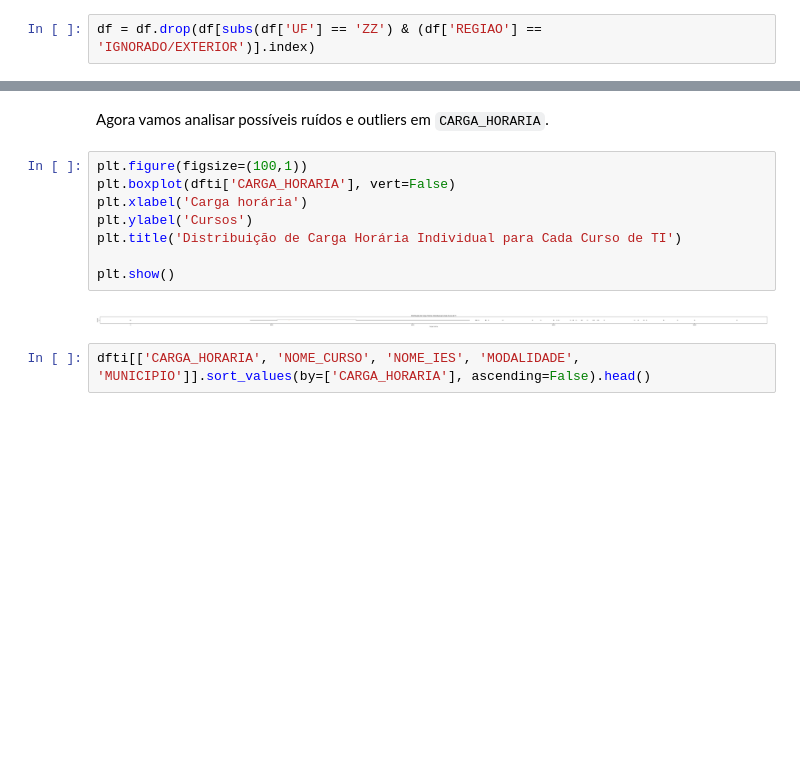
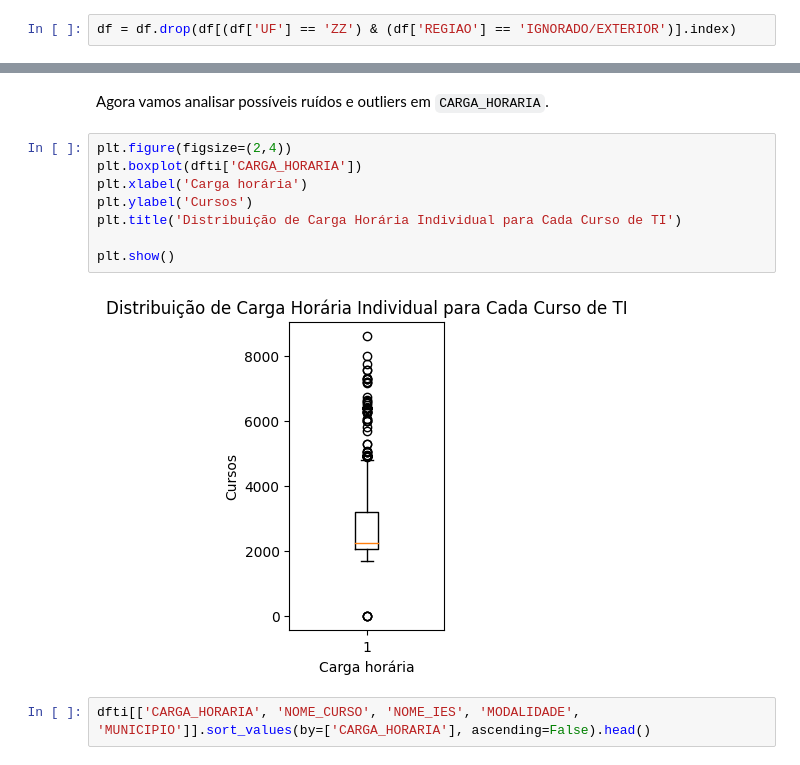
Before and after one commit to willemromao/cursos_graduacao_brasil, a Jupyter notebook: notebooks/Análises.ipynb, the cells around one changed output, grey strips where cells are left out. Cells and saved outputs as stored; diff of their text form; blank space fills up the shorter version.

```diff
--- a/notebooks/Análises.ipynb
+++ b/notebooks/Análises.ipynb
@@ -277,7 +283,7 @@ dtype: int64
 # %% [markdown]
 Dado que a categoria ZZ da coluna `UF` e a categoria `IGNORADO/EXTERIOR` da coluna `REGIAO` tem a mesma quantidade de cursos (191), então ambas correspondem ao mesmo perfil. E como eu quero analisar apenas o Brasil resolvi fazer um remoção:
 # %%
-df = df.drop(df[subs(df['UF'] == 'ZZ') & (df['REGIAO'] == 'IGNORADO/EXTERIOR')].index)
+df = df.drop(df[(df['UF'] == 'ZZ') & (df['REGIAO'] == 'IGNORADO/EXTERIOR')].index)
 # %% [markdown]
 ## **Tratamento de valores ausentes**
 # %%
@@ -463,15 +433,15 @@ dfti_limpo_qtv[['QT_VAGAS_AUTORIZADAS', 'NOME_CURSO', 'NOME_IES', 'MODALIDADE',
 # %% [markdown]
 Agora vamos analisar possíveis ruídos e outliers em `CARGA_HORARIA`.
 # %%
-plt.figure(figsize=(100,1))
-plt.boxplot(dfti['CARGA_HORARIA'], vert=False)
+plt.figure(figsize=(2,4))
+plt.boxplot(dfti['CARGA_HORARIA'])
 plt.xlabel('Carga horária')
 plt.ylabel('Cursos')
 plt.title('Distribuição de Carga Horária Individual para Cada Curso de TI')
 
 plt.show()
 # %% [output]
-[figure, old version]
+[figure, new version]
 # %%
 dfti[['CARGA_HORARIA', 'NOME_CURSO', 'NOME_IES', 'MODALIDADE', 'MUNICIPIO']].sort_values(by=['CARGA_HORARIA'], ascending=False).head()
 # %% [output]
```
Also changed, not shown: parts of 34 cells of this notebook, 4 other files.
